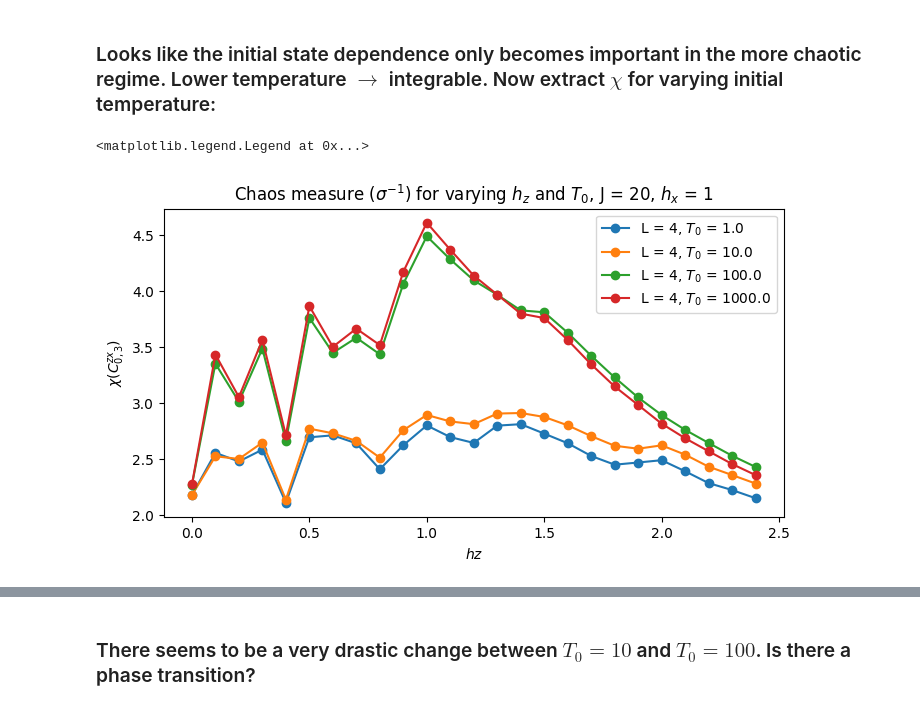
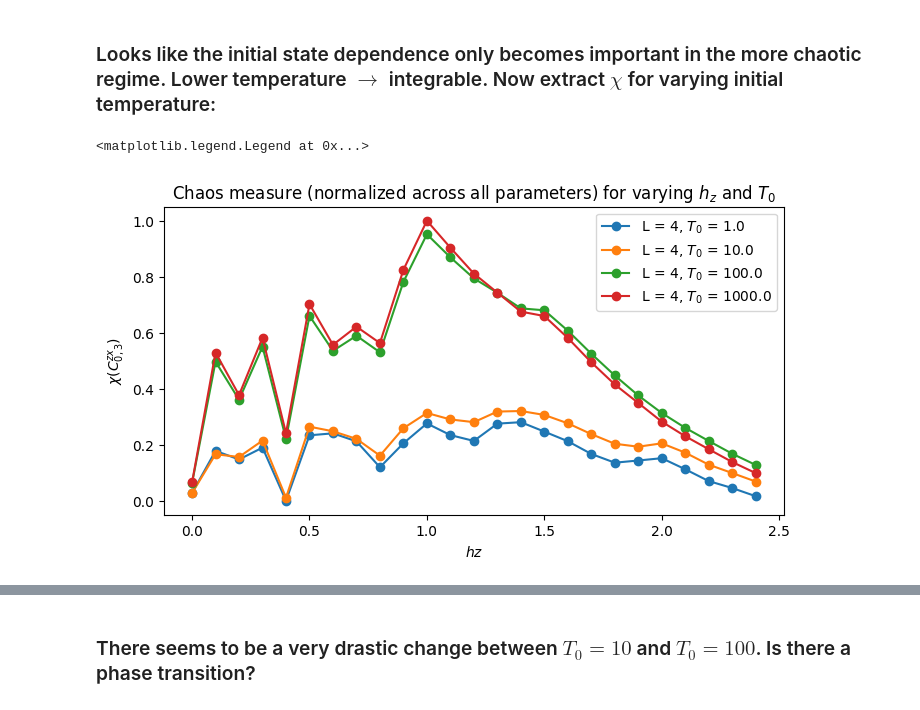
Before and after one commit to Kenji-Maeda/chaos, a Jupyter notebook: demo.ipynb, the cells around one changed output, grey strips where cells are left out. Drawn from its saved outputs; the diff is of its cells as text; code cells hidden in the pictures.

```diff
--- a/demo.ipynb
+++ b/demo.ipynb
@@ -30,7 +30,7 @@ for l,Dt in enumerate(dtlist):
 
     for k, hz in enumerate(hzlist):
 
-        otoc = OTOC.init(L=4, J=20, hz=hz, hx=1, mu='X', nu='Z', i=0, j=3, T=t_end, tstep=tstep, Dt=Dt, init_temp=1000)
+        otoc = OTOC.init(L=4, J=20, hz=hz, hx=1, mu='X', nu='Z', i=0, j=3, T=t_end, tstep=tstep, Dt=Dt, init_state=1000)
         otoc.analysis()
         stdlist[k] = otoc.std
 
@@ -56,9 +56,9 @@ temp_list = [1,10,100,1000]
 plt.figure(figsize=(8,4))
 
 for temp in temp_list:
-    otoc = OTOC.init(L=4, J=20, hz=1, hx=1, mu='X', nu='Z', i=0, j=3, T=25, tstep=0.1, Dt=20, init_temp=temp)
+    otoc = OTOC.init(L=4, J=20, hz=1, hx=1, mu='X', nu='Z', i=0, j=3, T=25, tstep=0.1, Dt=20, init_state=temp)
     otoc.analysis()
-    plt.plot(otoc.tlist,otoc.normalized_otoc_list, label = f'$T_0$ = {otoc.init_temp}')
+    plt.plot(otoc.tlist,otoc.normalized_otoc_list, label = f'$T_0$ = {otoc.init_state}')
 
 plt.axhline(y=1, color='black', linestyle='--')
 plt.xlabel('$t$')
@@ -74,9 +74,9 @@ temp_list = [1,10,100,1000]
 plt.figure(figsize=(8,4))
 
 for temp in temp_list:
-    otoc = OTOC.init(L=4, J=20, hz=0, hx=1, mu='X', nu='Z', i=0, j=3, T=25, tstep=0.1, Dt=20, init_temp=temp)
+    otoc = OTOC.init(L=4, J=20, hz=0, hx=1, mu='X', nu='Z', i=0, j=3, T=25, tstep=0.1, Dt=20, init_state=temp)
     otoc.analysis()
-    plt.plot(otoc.tlist,otoc.normalized_otoc_list, label = f'$T_0$ = {otoc.init_temp}')
+    plt.plot(otoc.tlist,otoc.normalized_otoc_list, label = f'$T_0$ = {otoc.init_state}')
 
 plt.axhline(y=1, color='black', linestyle='--')
 plt.xlabel('$t$')
@@ -97,18 +97,21 @@ for l,temp in enumerate(templist):
 
     for k, hz in enumerate(hzlist):
 
-        otoc = OTOC.init(L=4, J=20, hz=hz, hx=1, mu='X', nu='Z', i=0, j=3, T=25, tstep=0.1, Dt=20, init_temp=temp)
+        otoc = OTOC.init(L=4, J=20, hz=hz, hx=1, mu='X', nu='Z', i=0, j=3, T=25, tstep=0.1, Dt=20, init_state=temp)
         otoc.analysis()
         stdlist[l][k] = otoc.std
 # %%
 # Integrable limit: 𝜒 -> 0; Chaos limit: 𝜒 -> 1
+std_inv = 1/stdlist
+
 plt.figure(figsize=(8,4))
 for l, temp in enumerate(templist):
-    plt.plot(hzlist,1/stdlist[l], "-o", label = rf'L = {otoc.mfim.L}, $T_0$ = {temp}')
+    chilist = (std_inv[l] - np.min(std_inv))/(np.max(std_inv)-np.min(std_inv))
+    plt.plot(hzlist,chilist, "-o", label = rf'L = {otoc.mfim.L}, $T_0$ = {temp}')
 plt.xlabel('$hz$')
 plt.ylabel('$\chi(C^{zx}_{0,3}) $')
-plt.title(rf"Chaos measure ($\sigma^{{-1}}$) for varying $h_z$ and $T_0$, J = {otoc.mfim.J}, $h_x$ = {otoc.mfim.hx}")
+plt.title(rf"Chaos measure (normalized across all parameters) for varying $h_z$ and $T_0$")
 plt.legend()
 # %% [output]
 <matplotlib.legend.Legend at 0x...>
-[figure, old version]
+[figure, new version]
```
Also changed, not shown: parts of 8 cells of this notebook, 2 other files.
